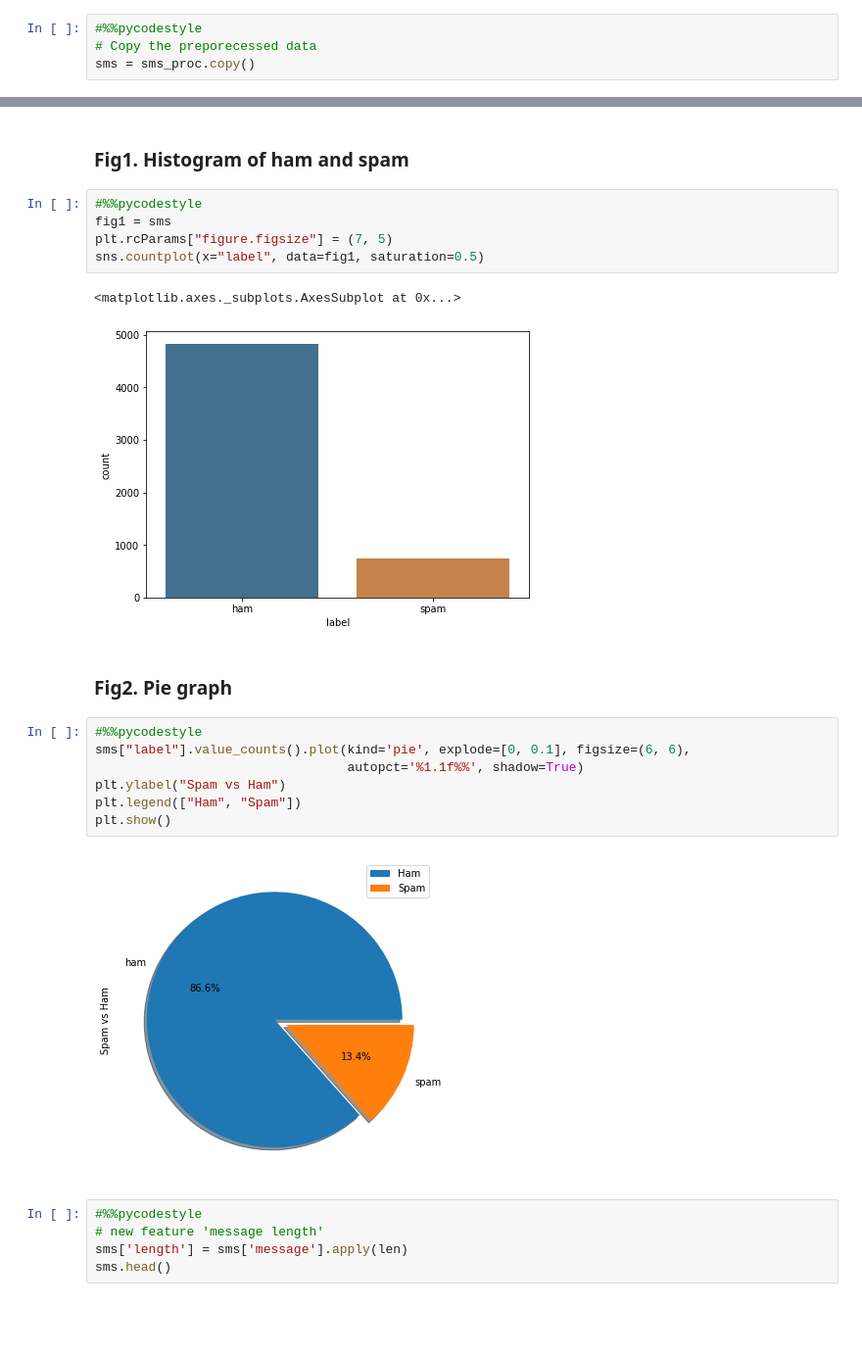
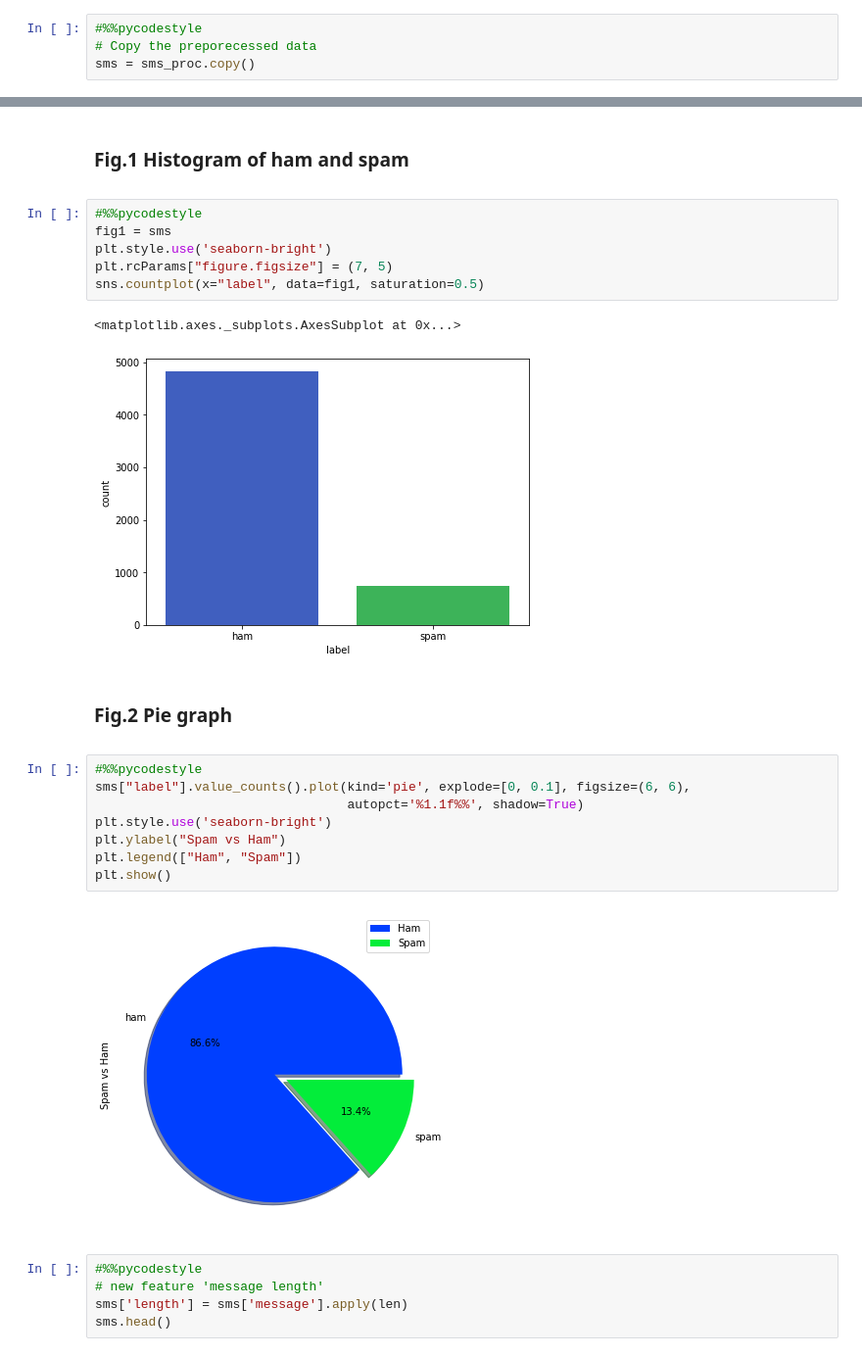
Before and after one commit to Kunihiro-Fujita/DS_Project_Kuni, a Jupyter notebook: notebooks/Final_Project_0430.ipynb, the cells around one changed output, grey strips where cells are left out. Shown at 98% size. Cells and saved outputs as stored; diff of their text form; blank space fills up the shorter version.

```diff
--- a/notebooks/Final_Project_0430.ipynb
+++ b/notebooks/Final_Project_0430.ipynb
@@ -111,24 +157,28 @@ sms = sms_proc.copy()
 # %% [markdown]
-### Fig1. Histogram of ham and spam
+### Fig.1 Histogram of ham and spam
+<a id="fig1"></a>
 # %%
 #%%pycodestyle
 fig1 = sms
+plt.style.use('seaborn-bright')
 plt.rcParams["figure.figsize"] = (7, 5)
 sns.countplot(x="label", data=fig1, saturation=0.5)
 # %% [output]
 <matplotlib.axes._subplots.AxesSubplot at 0x...>
-[figure, old version]
+[figure, new version]
 # %% [markdown]
-### Fig2. Pie graph
+### Fig.2 Pie graph
+<a id="fig2"></a>
 # %%
 #%%pycodestyle
 sms["label"].value_counts().plot(kind='pie', explode=[0, 0.1], figsize=(6, 6),
                                  autopct='%1.1f%%', shadow=True)
+plt.style.use('seaborn-bright')
 plt.ylabel("Spam vs Ham")
 plt.legend(["Ham", "Spam"])
 plt.show()
 # %% [output]
-[figure, old version]
+[figure, new version]
 # %%
 #%%pycodestyle
 # new feature 'message length'
```
Also changed, not shown: parts of 47 cells of this notebook.
